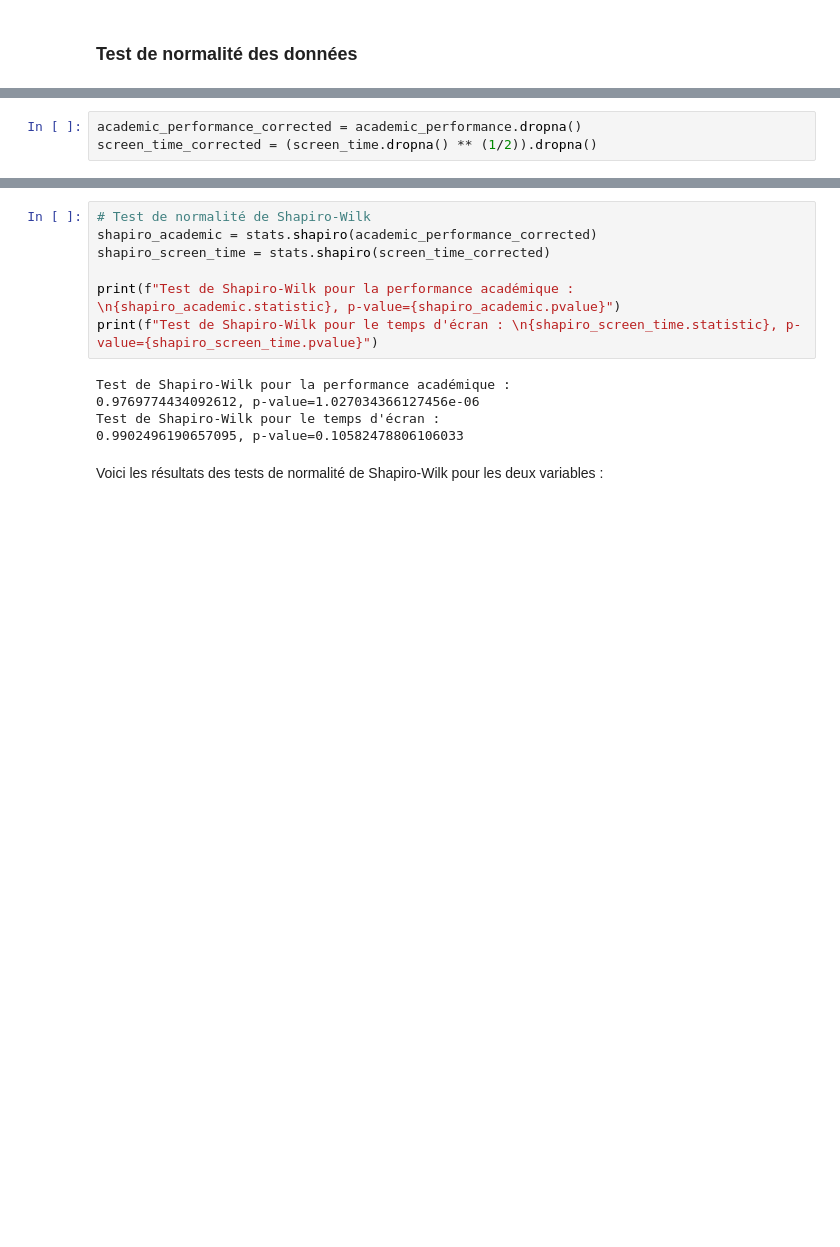
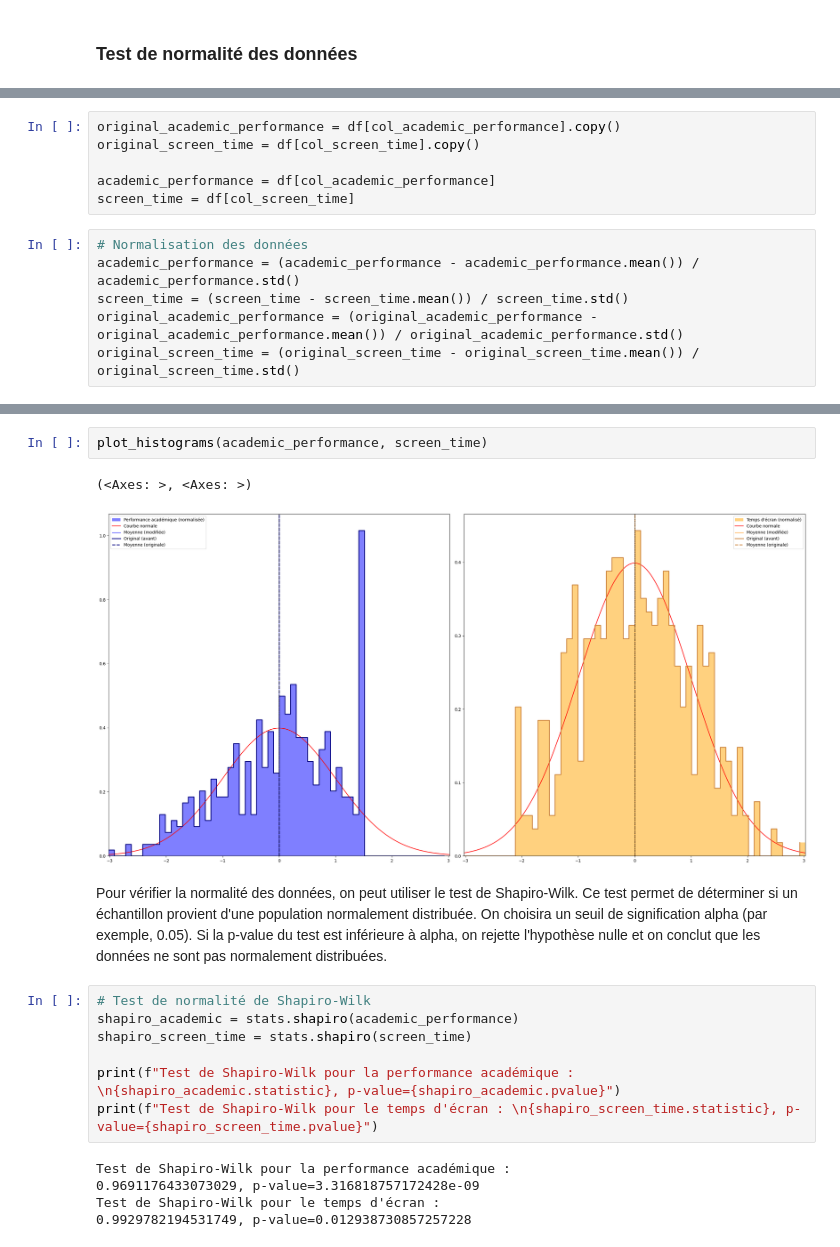
Before and after one commit to PaulHaardt/Projet-Stats, a Jupyter notebook: Paul.ipynb, the cells around one changed output, grey strips where cells are left out. Cells and saved outputs as stored; diff of their text form; blank space fills up the shorter version.

Commit message:
fixes à faire pour Charly dans le notebook et le README

```diff
--- a/Paul.ipynb
+++ b/Paul.ipynb
@@ -69,4 +34,13 @@ import numpy as np
+# %%
+original_academic_performance = df[col_academic_performance].copy()
+original_screen_time = df[col_screen_time].copy()
+
+academic_performance = df[col_academic_performance]
+screen_time = df[col_screen_time]
 # %%
-academic_performance_corrected = academic_performance.dropna()
-screen_time_corrected = (screen_time.dropna() ** (1/2)).dropna()
+# Normalisation des données
+academic_performance = (academic_performance - academic_performance.mean()) / academic_performance.std()
+screen_time = (screen_time - screen_time.mean()) / screen_time.std()
+original_academic_performance = (original_academic_performance - original_academic_performance.mean()) / original_academic_performance.std()
+original_screen_time = (original_screen_time - original_screen_time.mean()) / original_screen_time.std()
 # %%
@@ -84,17 +113,23 @@ Text(0.5, 1.0, "Distribution du temps d'écran")
+# %%
+plot_histograms(academic_performance, screen_time)
+# %% [output]
+(<Axes: >, <Axes: >)
+[figure, added]
+# %% [markdown]
+Pour vérifier la normalité des données, on peut utiliser le test de Shapiro-Wilk. Ce test permet de déterminer si un échantillon provient d'une population normalement distribuée.
+On choisira un seuil de signification alpha (par exemple, 0.05). Si la p-value du test est inférieure à alpha, on rejette l'hypothèse nulle et on conclut que les données ne sont pas normalement distribuées.
 # %%
 # Test de normalité de Shapiro-Wilk
-shapiro_academic = stats.shapiro(academic_performance_corrected)
-shapiro_screen_time = stats.shapiro(screen_time_corrected)
+shapiro_academic = stats.shapiro(academic_performance)
+shapiro_screen_time = stats.shapiro(screen_time)
 
 print(f"Test de Shapiro-Wilk pour la performance académique : \n{shapiro_academic.statistic}, p-value={shapiro_academic.pvalue}")
 print(f"Test de Shapiro-Wilk pour le temps d'écran : \n{shapiro_screen_time.statistic}, p-value={shapiro_screen_time.pvalue}")
 # %% [output]
 Test de Shapiro-Wilk pour la performance académique :
-0.9769774434092612, p-value=1.027034366127456e-06
+0.9691176433073029, p-value=3.316818757172428e-09
 Test de Shapiro-Wilk pour le temps d'écran :
-0.9902496190657095, p-value=0.10582478806106033
+0.9929782194531749, p-value=0.012938730857257228
-# %% [markdown]
-Voici les résultats des tests de normalité de Shapiro-Wilk pour les deux variables :
 # %% [markdown]
 On constate que la p-value pour la performance académique est inférieure à 0.05 mais pas pour le temps d'écran. Donc, l'hypothèse de normalité n'est pas satisfaite pour la performance académique, mais elle l'est pour le temps d'écran.
 
```
Also changed, not shown: parts of 51 cells of this notebook, 3 other files.
